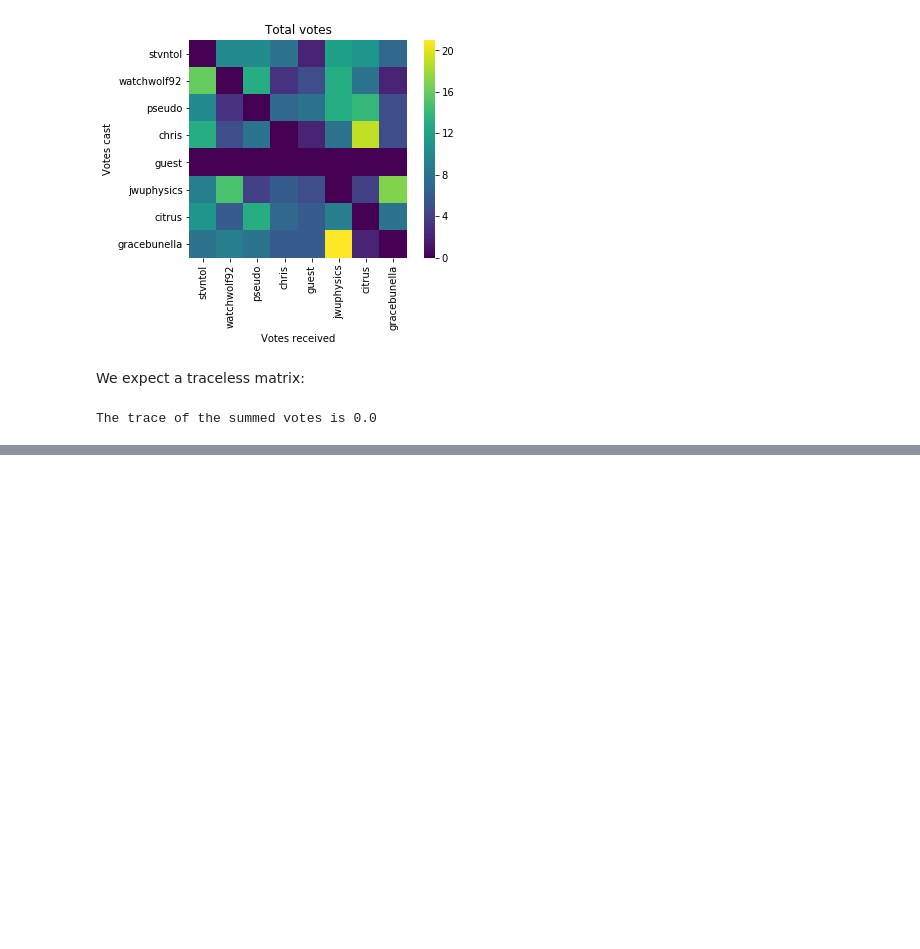
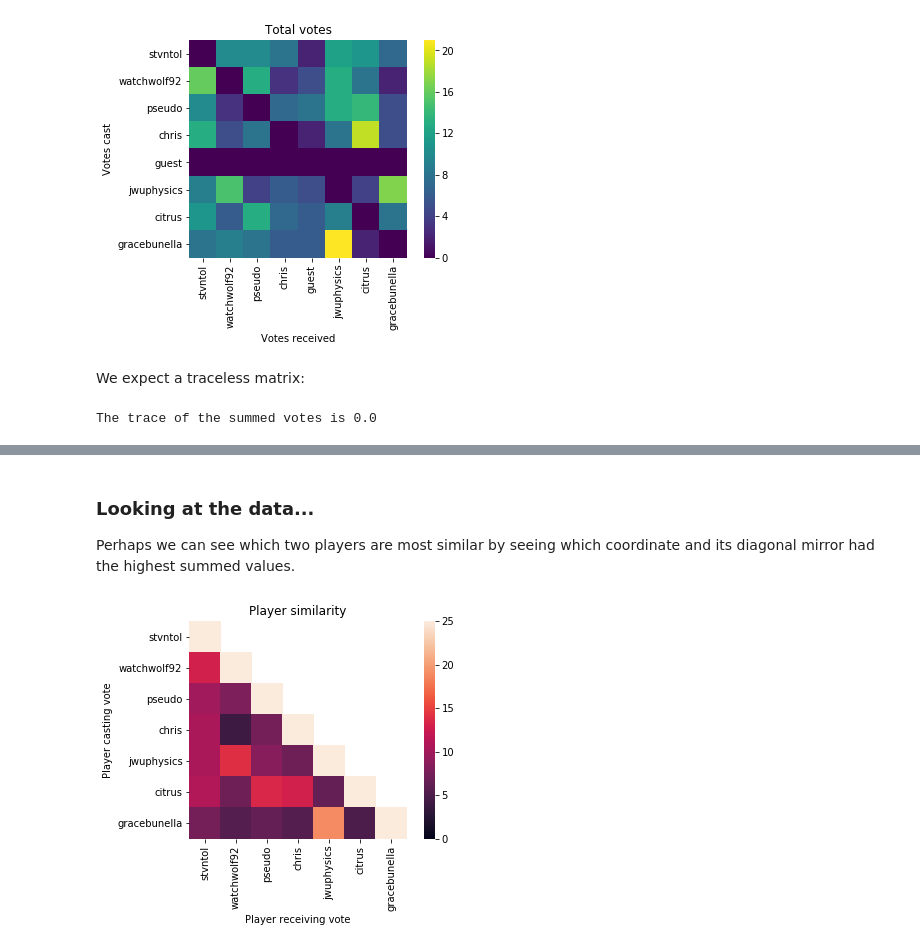
Before and after one commit to jwuphysics/musicshare-game, a Jupyter notebook: notebook/Exploratory data analysis on Season 2 results.ipynb, the cells around one changed output, grey strips where cells are left out. Saved outputs shown, nothing was run; the diff lists cells and outputs as text; code cells hidden in the pictures; blank space fills up the shorter version.

```diff
--- a/notebook/Exploratory data analysis on Season 2 results.ipynb
+++ b/notebook/Exploratory data analysis on Season 2 results.ipynb
@@ -207,0 +227,20 @@ Success! Now we can do some real statistics.
+# %% [markdown]
+### Looking at the data...
+Perhaps we can see which two players are most similar by seeing which coordinate and its diagonal mirror had the highest summed values.
+# %%
+# create player similarity matrix
+player_similarity = (summed_votes + summed_votes.T) / 2
+
+# this just needs to be bigger than other votes to preserve diagonal
+self_love = np.diag(np.ones(num_players)) * 100
+
+# delete upper triangle
+ind_upper = np.triu_indices(num_players, k=1)
+player_similarity[ind_upper] = np.nan
+sns.heatmap(player_similarity + self_love, xticklabels=players, yticklabels=players, square=True, vmin=0, vmax=25)
+
+plt.xlabel('Player receiving vote')
+plt.ylabel('Player casting vote')
+plt.title('Player similarity');
+# %% [output]
+[figure, added]
```
Also changed, not shown: parts of 17 cells of this notebook.
